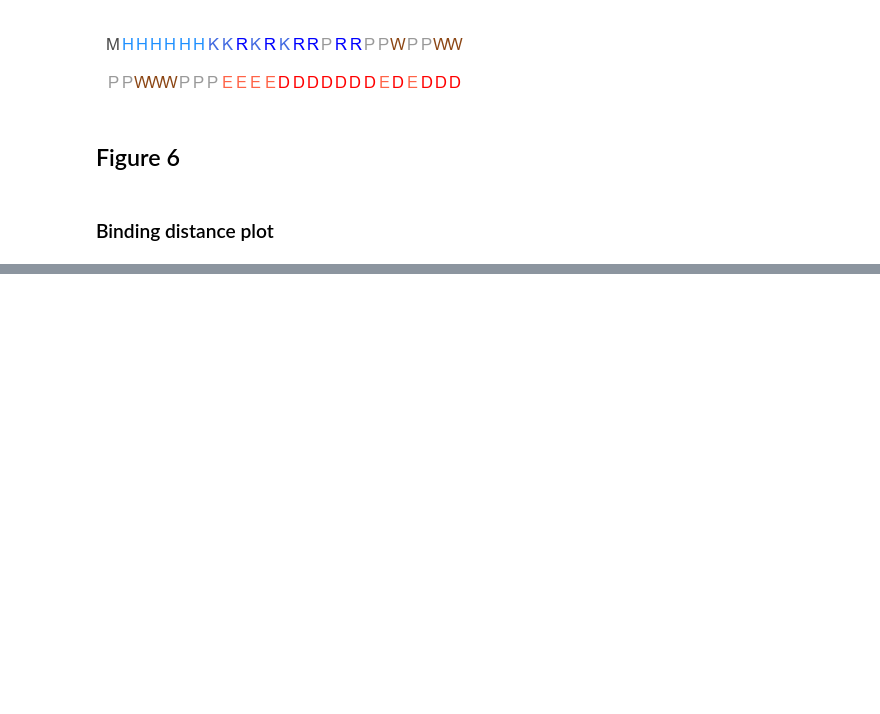
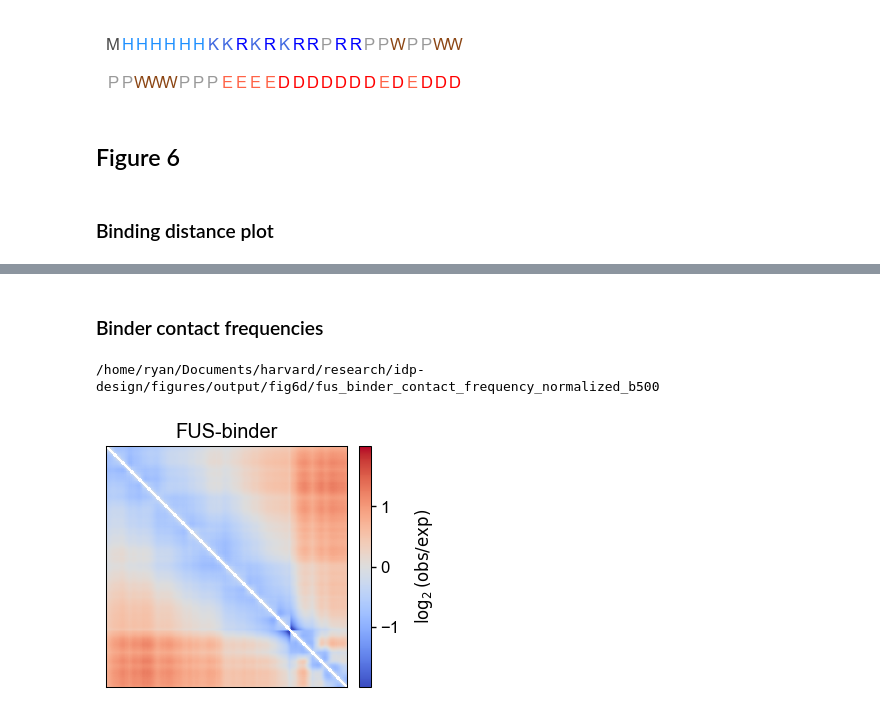
Before and after one commit to rkruegs123/idp-design, a Jupyter notebook: figures/plot_figures.ipynb, the cells around one changed output, grey strips where cells are left out. Drawn from its saved outputs; the diff is of its cells as text; code cells hidden in the pictures; blank space fills up the shorter version.

```diff
--- a/figures/plot_figures.ipynb
+++ b/figures/plot_figures.ipynb
@@ -1030,0 +1104,38 @@ plt.show()
+# %% [markdown]
+### Binder contact frequencies
+# %%
+fus_binder_contact_frequency_file = figures_data_dir + 'fig6/fuslc/forward-periodic/b500/contact_map_distances.npy'
+
+fig6_loop_fus =np.load(fus_binder_contact_frequency_file)
+fig6_ideal_normalization = np.zeros_like(fig6_loop_fus)
+for i in range(fig6_loop_fus.shape[0]):
+    for j in range(fig6_loop_fus.shape[1]):
+            fig6_ideal_normalization[i, j] = 3.81*np.abs(i - j) ** 0.5
+            fig6_ideal_normalization[j, i] = 3.81*np.abs(i - j) ** 0.5
+fig, ax = plt.subplots(1,1,figsize=(4,3))
+make_nice_axis(ax)
+f = ax.imshow(np.log2(fig6_ideal_normalization/fig6_loop_fus),cmap='coolwarm',vmin=-2,vmax=2)
+cbar2= fig.colorbar(f,ax=ax,fraction=0.046, pad=0.04)
+cbar2.set_ticks([-1, 0, 1])  # Set colorbar ticks
+ax.set_title('FUS-binder')  # Add title to the second plot
+
+cbar2.set_label(r'$\log_2(\mathrm{obs/exp})$', labelpad=10)
+
+
+# Remove the default tick labels
+ax.set_xticklabels([])
+ax.set_yticklabels([])
+# Remove the tick marks
+ax.tick_params(axis='both', which='both', length=0)
+
+
+plt.tight_layout()
+fig_save = True
+fig_name = 'fig6d/fus_binder_contact_frequency_normalized_b500'
+if fig_save:
+    print(save_dir +  fig_name)
+    save_figure(fig, fig_file=save_dir+fig_name)
+plt.show()
+# %% [output]
+/home/ryan/Documents/harvard/research/idp-design/figures/output/fig6d/fus_binder_contact_frequency_normalized_b500
+[figure, added]
```
Also changed, not shown: parts of 33 cells of this notebook, 1 other file.
